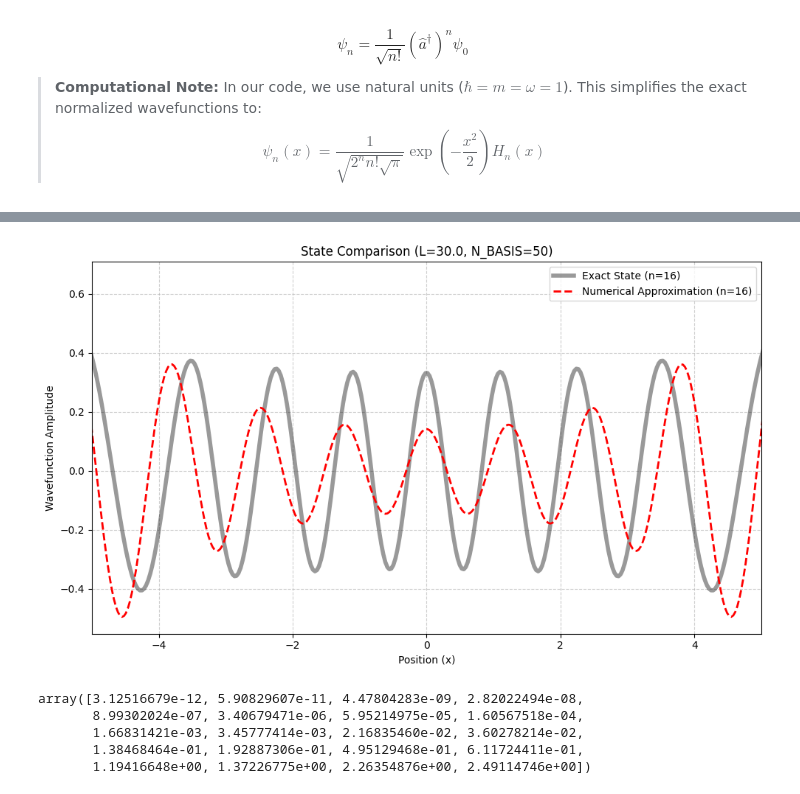
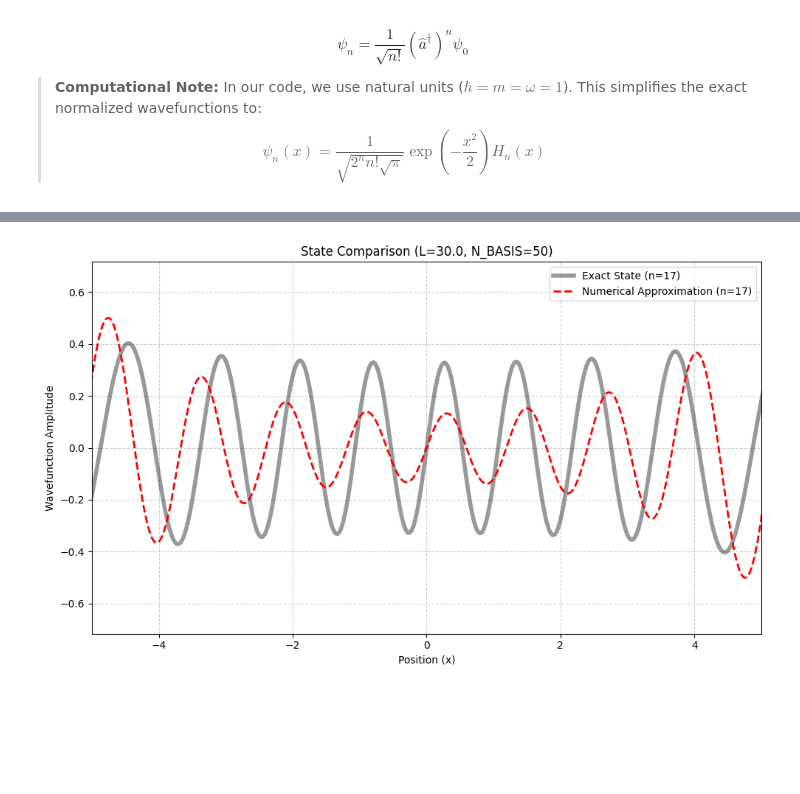
Before and after one commit to GalD101/variational_method_QHO_Project, a Jupyter notebook: QHO_Variational_Method.ipynb, the cells around one changed output, grey strips where cells are left out. Cells and saved outputs as stored; diff of their text form; code cells hidden in the pictures; blank space fills up the shorter version.

Commit message:
A lot of updates including sympy analytical calculation (really neat library!) and markdown and more. Next step is to organize things and then analyze a lot of results and explain them

```diff
--- a/QHO_Variational_Method.ipynb
+++ b/QHO_Variational_Method.ipynb
@@ -369,7 +372,7 @@ def exact_qho_wavefunction(x, n, mass=cfg.MASS, omega=cfg.OMEGA, hbar=cfg.HBAR):
 
     # 2. The Normalization constant (N_n)
     prefactor = (mass * omega / (np.pi * hbar)) ** 0.25
-    N_n = prefactor / np.sqrt((2**n) * math.factorial(n))
+    N_n = prefactor / np.sqrt(float(2**n) * float(math.factorial(n))) # use float to avoid 64-bit integer overflow for large n (n >= 17)
 
     # 3. The Gaussian envelope
     gaussian = np.exp(-(xi**2) / 2.0)
@@ -452,9 +515,10 @@ def build_hamiltonian_matrix(N_BASIS, L, mass, omega, integration_method='trapez
             V = 0.0
 
             if integration_method == 'analytical':
-                pass #TODO
-                # Use the analytical formula derived using SymPy
-                # V = calculate_V_analytical(n, m, L) #TODO
+                if n == m:
+                    V = calc_V_diag(n, L, mass, omega)
+                else:
+                    V = calc_V_off_diag(n, m, L, mass, omega)
 
             elif integration_method in INTEGRATION_DISPATCH:
                 integration_method_func = INTEGRATION_DISPATCH[integration_method]
@@ -473,14 +537,30 @@ def build_hamiltonian_matrix(N_BASIS, L, mass, omega, integration_method='trapez
 # Maybe calculate S matrix here for generality, but for the infinite square well, the basis functions are orthonormal, so S = I (identity matrix).
 
 def solve_hamiltonian(H, N_STATES, eigen_method):
-    """Diagonalizes the Hamiltonian and returns the lowest N_STATES."""
+    """Diagonalizes the Hamiltonian and returns the lowest N_STATES.
+
+    Parameters
+    ----------
+    H : np.ndarray
+        The Hamiltonian matrix to diagonalize.
+    N_STATES : int
+        The number of lowest energy states to return.
+    eigen_method : str
+        The method to use for eigenvalue decomposition ('scipy', 'QR', 'Jacobi').
+
+    Returns
+    -------
+    tuple
+        A tuple containing:
+        - sorted_energies: np.ndarray of the lowest N_STATES eigenvalues (energies).
+        - sorted_wavefunctions: np.ndarray of the corresponding eigenvectors (wavefunctions).
+    """
     # Solve secular equation, which is just the eigenvalue problem for the Hamiltonian matrix H.
-    if eigen_method == 'scipy': # TODO: add parameters docstring and also use strategy pattern here as well.
-        energies, wavefunctions = eigh(H)
-    elif eigen_method == 'QR': # TODO: implement those methods!
-        pass # energies, wavefunctions = custom_qr_algorithm(H)
-    elif eigen_method == 'Jacobi':
-        pass # energies, wavefunctions = custom_jacobi_iteration(H)
+    if eigen_method in EIGEN_PROBLEM_DISPATCH:
+        eigen_method_func = EIGEN_PROBLEM_DISPATCH[eigen_method]
+
+        energies, wavefunctions = eigen_method_func(H)
+
     else:
         raise ValueError(f"Invalid eigenvalue method: {eigen_method}")
 
@@ -559,7 +639,7 @@ Absolute Errors:    [3.12516679e-12 5.90829607e-11 4.47804283e-09 2.82022494e-08
 # SANITY CHECK: Visualizing the nth State
 # ==========================================
 
-number = 16  # Index of the state to visualize (0 for ground state)
+number = 17  # Index of the state to visualize (0 for ground state)
 
 # 1. Create a high-resolution spatial grid for plotting
 x_plot = np.linspace(-cfg.DEFAULT_L/2, cfg.DEFAULT_L/2, 1000)
@@ -574,34 +654,34 @@ psi_num_number = reconstruct_numerical_wavefunction(
 )
 
 # 3. Calculate the exact state (n=`number`)
 psi_exact_number = exact_qho_wavefunction(x=x_plot, n=number)
 
 # 4. Handle Arbitrary Phase (Flip numerical state if it points the wrong way)
 if np.sum(psi_num_number * psi_exact_number) < 0:
     psi_num_number *= -1
 
 # 5. Plot the comparison
 plt.figure(figsize=(10, 6))
 
 # The exact universe (Thick, semi-transparent solid line)
 plt.plot(x_plot, psi_exact_number, 'k-', linewidth=4, alpha=0.4, label=f'Exact State (n={number})')
 
 # Your numerical approximation (Dashed colored line)
 plt.plot(x_plot, psi_num_number, 'r--', linewidth=2, label=f'Numerical Approximation (n={number})')
 
 plt.title(f"State Comparison (L={cfg.DEFAULT_L}, N_BASIS={cfg.DEFAULT_N_BASIS})")
 plt.xlabel("Position (x)")
 plt.ylabel("Wavefunction Amplitude")
 
 # Zoom in on the center of the well where the QHO wave lives
 plt.xlim(-5, 5)
 
 plt.legend()
 plt.grid(True, linestyle='--', alpha=0.6)
 plt.tight_layout()
 plt.show()
 # %% [output]
-[figure, old version]
+[figure, new version]
 # %%
 # # ==========================================
 # # EXPERIMENT 1: Error vs. N_BASIS (Fixed L)
@@ -647,13 +727,7 @@ plt.show()
 # %%
 # calc_energies
 # %%
-errors
+# errors
-# %% [output]
-array([3.12516679e-12, 5.90829607e-11, 4.47804283e-09, 2.82022494e-08,
-       8.99302024e-07, 3.40679471e-06, 5.95214975e-05, 1.60567518e-04,
-       1.66831421e-03, 3.45777414e-03, 2.16835460e-02, 3.60278214e-02,
-       1.38468464e-01, 1.92887306e-01, 4.95129468e-01, 6.11724411e-01,
-       1.19416648e+00, 1.37226775e+00, 2.26354876e+00, 2.49114746e+00])
 # %%
 # # ==========================================
 # # EXPERIMENT 2: Error vs. Box Size L (Fixed N_BASIS)
```
Also changed, not shown: parts of 8 cells of this notebook, 2 other files.
